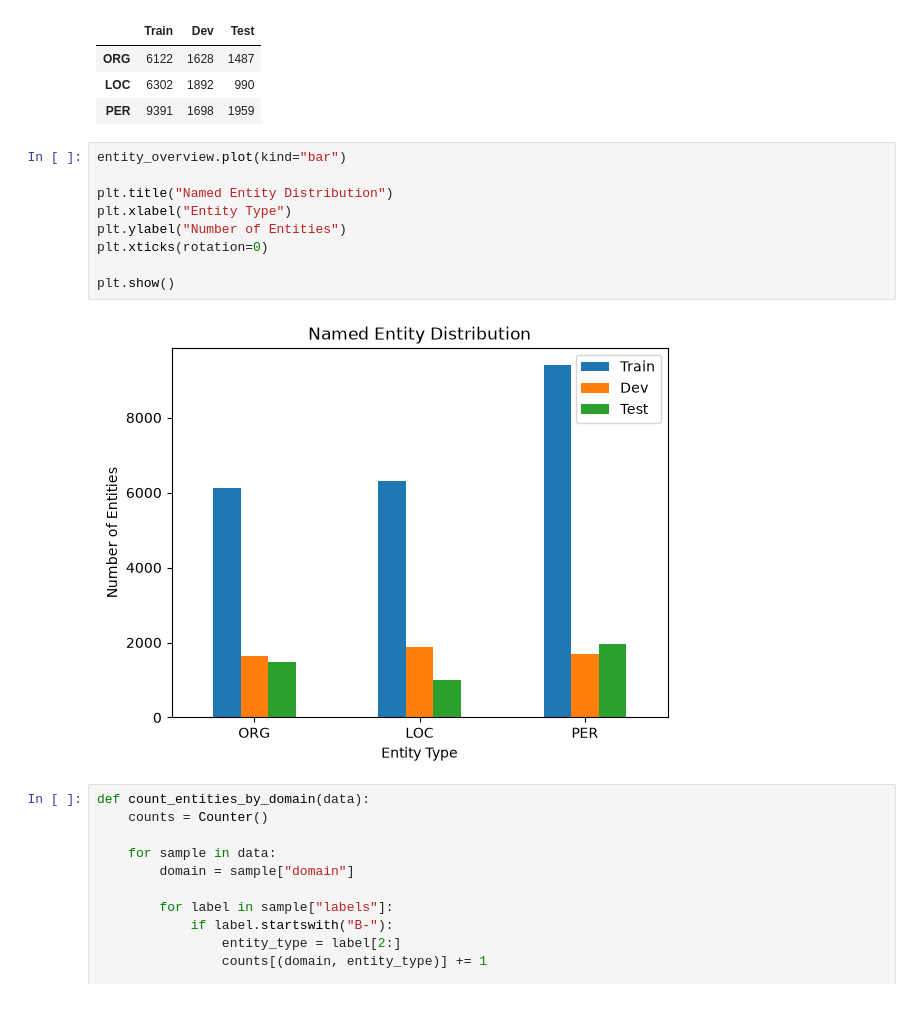
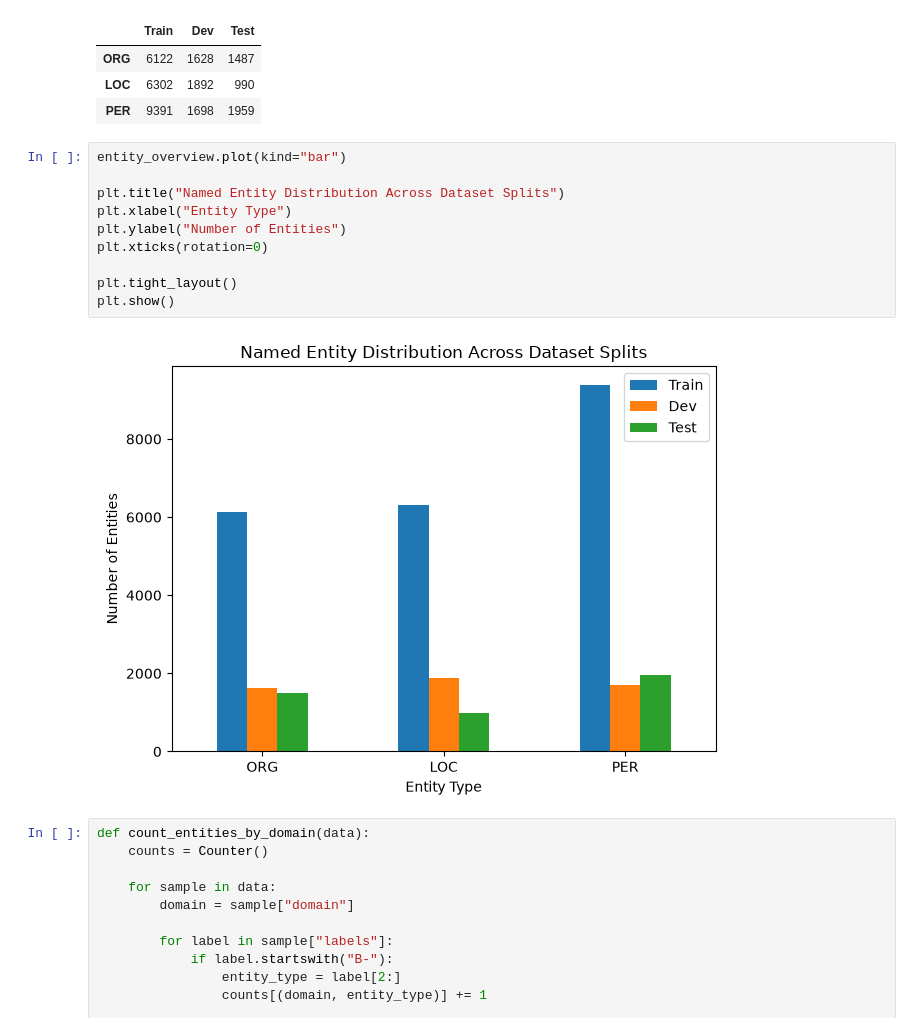
Before and after one commit to oManuelmo/nlp, a Jupyter notebook: notebooks/02_eda.ipynb, the cells around one changed output. Drawn from its saved outputs; the diff is of its cells as text.

```diff
--- a/notebooks/02_eda.ipynb
+++ b/notebooks/02_eda.ipynb
@@ -122,14 +123,15 @@ entity_overview
 # %%
 entity_overview.plot(kind="bar")
 
-plt.title("Named Entity Distribution")
+plt.title("Named Entity Distribution Across Dataset Splits")
 plt.xlabel("Entity Type")
 plt.ylabel("Number of Entities")
 plt.xticks(rotation=0)
 
+plt.tight_layout()
 plt.show()
 # %% [output]
-[figure, old version]
+[figure, new version]
 # %%
 def count_entities_by_domain(data):
     counts = Counter()
```
Also changed, not shown: parts of 2 cells of this notebook, 8 other files.
